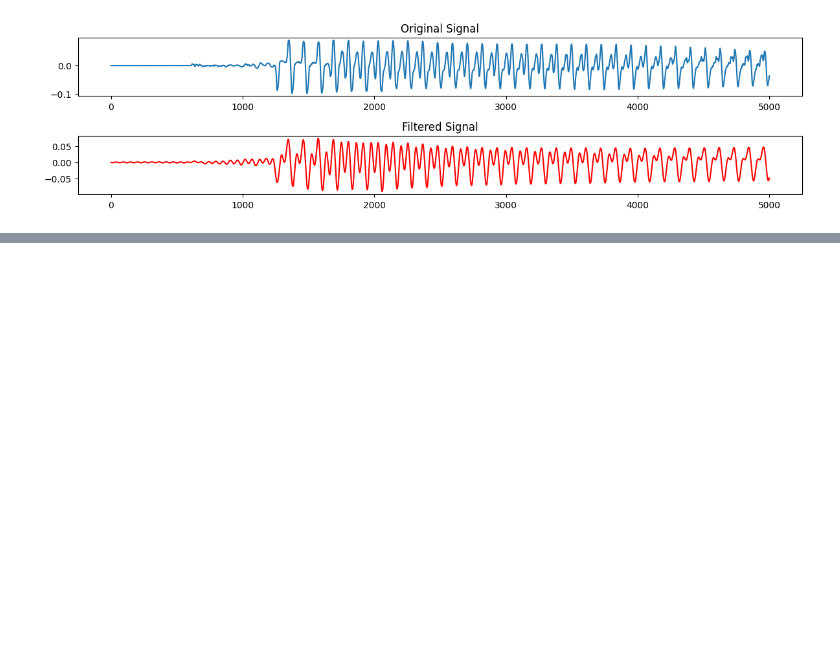
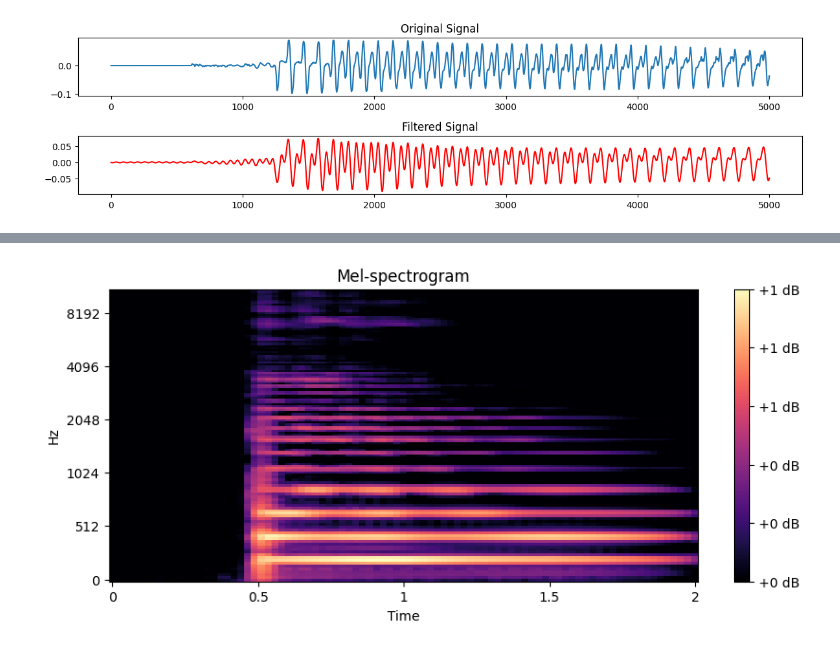
Before and after one commit to Lou-SdC/DataBass, a Jupyter notebook: notebooks/lou/exploratory.ipynb, the cells around one changed output, grey strips where cells are left out. Saved outputs shown, nothing was run; the diff lists cells and outputs as text; code cells hidden in the pictures; blank space fills up the shorter version.

```diff
--- a/notebooks/lou/exploratory.ipynb
+++ b/notebooks/lou/exploratory.ipynb
@@ -126,0 +119,4 @@ Shape du Mel-spectrogramme: (128, 87)
+# %%
+plot_mel_spectrogram(mel_spec, sr)
+# %% [output]
+[figure, added]
```
Also changed, not shown: parts of 8 cells of this notebook, 1 other file.
